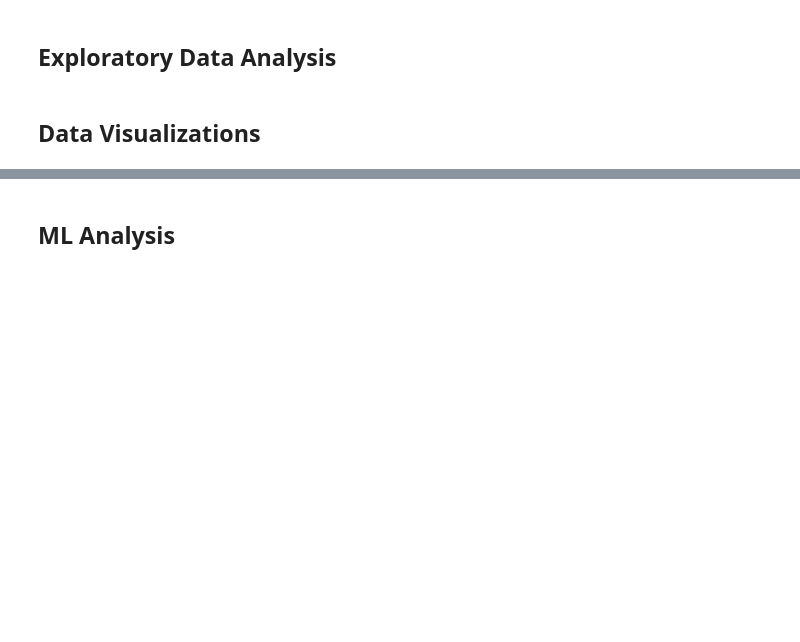
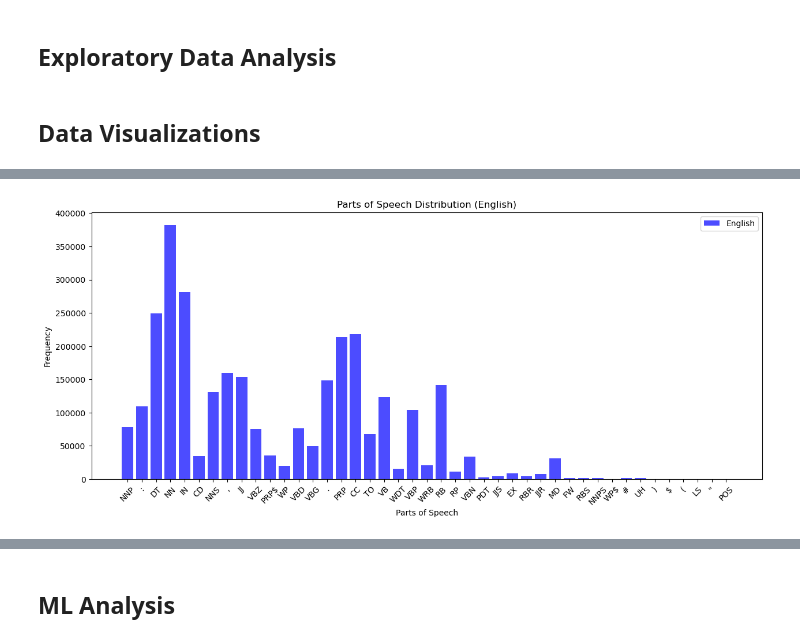
Before and after one commit to MDakshithagithub/Language_Translation_LLM, a Jupyter notebook: llm.ipynb, the cells around one changed output, grey strips where cells are left out. Cells and saved outputs as stored; diff of their text form; code cells hidden in the pictures; blank space fills up the shorter version.

```diff
--- a/llm.ipynb
+++ b/llm.ipynb
@@ -227,0 +276,81 @@ plt.show()
+# %%
+import nltk
+from nltk.tokenize import word_tokenize
+from nltk import pos_tag
+from underthesea import pos_tag as pos_tag_vn
+from collections import Counter
+import matplotlib.pyplot as plt
+plt.rcParams['font.family'] = 'sans-serif'
+# Download NLTK resources
+nltk.download('punkt')
+nltk.download('averaged_perceptron_tagger')
+
+# Load the dataset
+from datasets import load_dataset
+dataset = load_dataset("mt_eng_vietnamese", "iwslt2015-en-vi")
+
+# Accessing the dataset
+train_dataset = dataset["train"]
+validation_dataset = dataset["validation"]
+test_dataset = dataset["test"]
+
+# Get English and Vietnamese sentences from train, validation, and test sets
+english_sentences = []
+vietnamese_sentences = []
+
+# Helper function to extract sentences
+def extract_sentences(data_split):
+    for data in data_split:
+        english_sentences.append(data["translation"]["en"])
+        vietnamese_sentences.append(data["translation"]["vi"])
+
+# Extract sentences from all splits
+extract_sentences(train_dataset)
+extract_sentences(validation_dataset)
+extract_sentences(test_dataset)
+
+# Function to tokenize and POS tag sentences
+from underthesea import pos_tag as pos_tag_vn
+def get_pos_tags(sentences, language='english'):
+    pos_tags = []
+    for sentence in sentences:
+        if language == 'english':
+            tokens = word_tokenize(sentence)
+            pos_tags.extend(pos_tag(tokens))
+        elif language == 'vietnamese':
+            pos_tags.extend(pos_tag_vn(sentence))
+    return pos_tags
+
+# Get POS tags for English sentences
+english_pos_tags = get_pos_tags(english_sentences, 'english')
+print(english_pos_tags)
+
+# Get POS tags for Vietnamese sentences
+vietnamese_pos_tags = get_pos_tags(vietnamese_sentences, 'vietnamese')
+
+# Count POS tags for English
+english_pos_counts = Counter(tag for word, tag in english_pos_tags)
+
+# Count POS tags for Vietnamese
+vietnamese_pos_counts = Counter(tag for word, tag in vietnamese_pos_tags)
+
+# Plot POS tag distribution for English
+plt.figure(figsize=(15, 6))
+plt.bar(english_pos_counts.keys(), english_pos_counts.values(), color='blue', alpha=0.7, label='English')
+plt.title('Parts of Speech Distribution (English)')
+plt.xlabel('Parts of Speech')
+plt.ylabel('Frequency')
+plt.xticks(rotation=45)
+plt.legend()
+plt.show()
+
+# Plot POS tag distribution for Vietnamese
+plt.figure(figsize=(15, 6))
+plt.bar(vietnamese_pos_counts.keys(), vietnamese_pos_counts.values(), color='green', alpha=0.7, label='Vietnamese')
+plt.title('Parts of Speech Distribution (Vietnamese)')
+plt.xlabel('Parts of Speech')
+plt.ylabel('Frequency')
+plt.xticks(rotation=45)
+plt.legend()
+plt.show()
+# %% [output]
@@ -227,0 +375 @@ plt.show()
+[figure, added]
```
Also changed, not shown: parts of 8 cells of this notebook.
